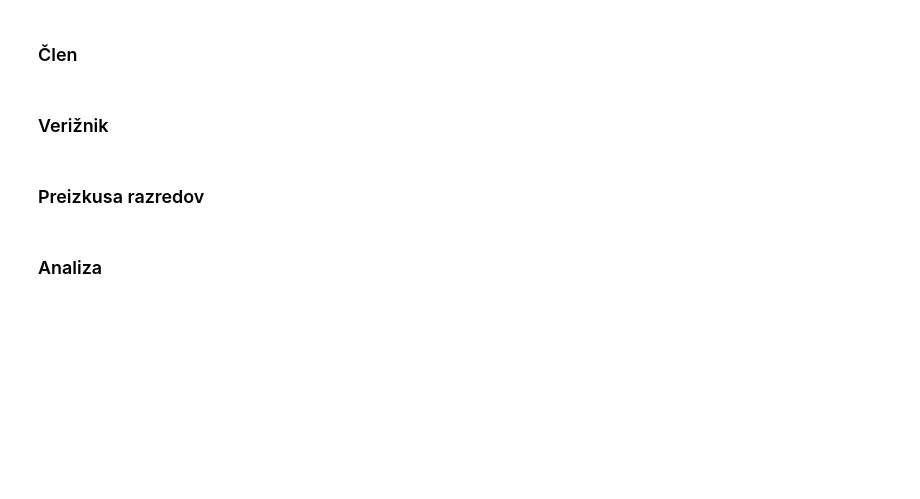
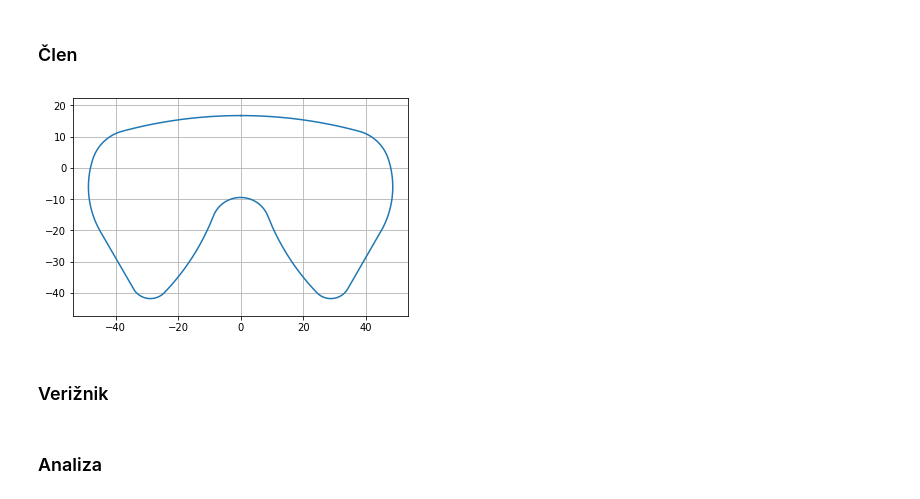
Before and after one commit to JMarinko/veriga, a Jupyter notebook: Analiza.ipynb, the cells around one changed output. Saved outputs shown, nothing was run; the diff lists cells and outputs as text; code cells hidden in the pictures; blank space fills up the shorter version.

Commit message:
Popravljeno, vse deluje z lepo analizo

```diff
--- a/Analiza.ipynb
+++ b/Analiza.ipynb
@@ -20,7 +20,7 @@ omega = 200  # s^-1
 class Clen_lep():
 
     def __init__(self, podatki_i):
-        ime, self.p, self.f, g1, g2, c, u, y = podatki_i
+        ime, self.p, self.f, g1, g2, c, u, y, fc = podatki_i
 
         # Podatki
         self.alpha_k = 30
@@ -33,12 +33,12 @@ class Clen_lep():
         self.h3 = 1.115 * self.p
 
         # Po izbiri
-        self.r0 = 28
-        self.r1 = 2.6
-        self.r2 = 5.5
-        self.r3 = 1.2
-        self.r4 = 14.3
-        self.r5 = 1.8
+        self.r0 = 28 * fc
+        self.r1 = 2.6 * fc
+        self.r2 = 5.5 * fc
+        self.r3 = 1.2 * fc
+        self.r4 = 14.3 * fc
+        self.r5 = 1.8 * fc
 
         # Resevanje
         zac_priblizki = np.ones(28)
@@ -71,10 +71,18 @@ class Clen_lep():
                     self.x6, self.y6, self.x7, self.y7]
         konst = [x01, y01, x02, y02, x03, y03, x04, y04, x05, y05, x06, y06, x07, y07]
         for i in range(0, 14, 2):
-            zac, kon = resitev[i], resitev[i+1]
-            t = np.linspace(zac, kon, st_t_c)
-            self.x0.append(funkcije[i](t, konst[i])-self.a / 2)  # Doda posamezen odsek x na skupni seznam tocke_clen_x
-            self.y0.append(funkcije[i+1](t, konst[i+1]))  # Doda posamezen odsek y na skupni seznam tocke_clen_y
+            if i == 6:  # premice parametrično ni lepo narisalo
+                zac_x = self.x0[-1][-1]
+                zac_y = self.y0[-1][-1]
+                kon_x = funkcije[8](t5E, konst[8])-self.a / 2
+                kon_y = funkcije[8+1](t5E, konst[8+1])
+                self.x0.append(np.linspace(zac_x, kon_x, st_t_c))
+                self.y0.append(np.linspace(zac_y, kon_y, st_t_c))
+            else:
+                zac, kon = resitev[i], resitev[i+1]
+                t = np.linspace(zac, kon, st_t_c)
+                self.x0.append(funkcije[i](t, konst[i])-self.a / 2)  # Doda posamezen odsek x na skupni seznam tocke_clen_x
+                self.y0.append(funkcije[i+1](t, konst[i+1]))  # Doda posamezen odsek y na skupni seznam tocke_clen_y
 
         self.x = self.x0[::]
         self.y = self.y0[::]
@@ -163,7 +171,7 @@ class Clen_lep():
 
     def izris(self):
         "Izriše clen."
-        plt.plot(self.x.flatten(), self.y.flatten(), 'b')
+        plt.plot(self.x.flatten(), self.y.flatten())
         plt.axis('equal')
         plt.grid()
 
@@ -183,6 +191,14 @@ class Clen_lep():
     def translacija_y(self, pomik):
         '''Za pomik premakne clen po y osi.'''
         self.y += pomik
+# %%
+#Preizkus razreda clen:
+c = Clen_lep(podatki[5])
+#c.rotacija(np.pi / 6)
+#c.translacija_x(5)
+c.izris()
+# %% [output]
+[figure, added]
 # %% [markdown]
 ### Verižnik
 # %%
@@ -283,5 +298,3 @@ class Veriznik():
         plt.plot(self.x.flatten(), self.y.flatten(), 'r')
         plt.axis('equal')
         plt.grid()
-# %% [markdown]
-### Preizkusa razredov
```
Also changed, not shown: parts of 10 cells of this notebook.
